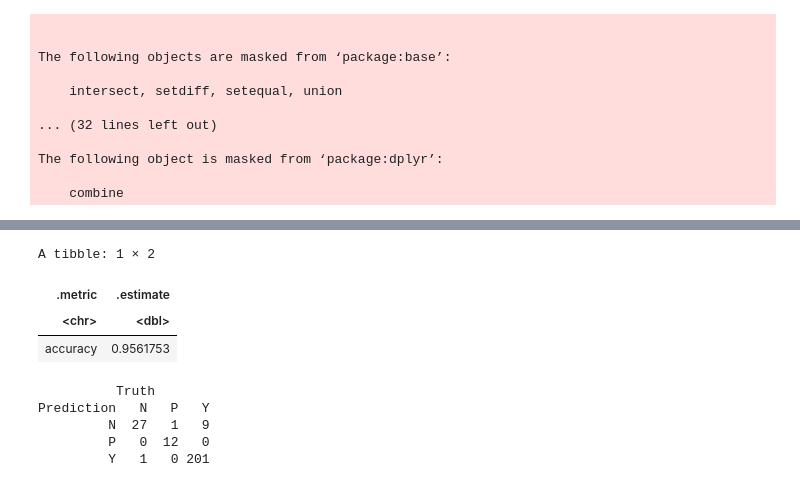
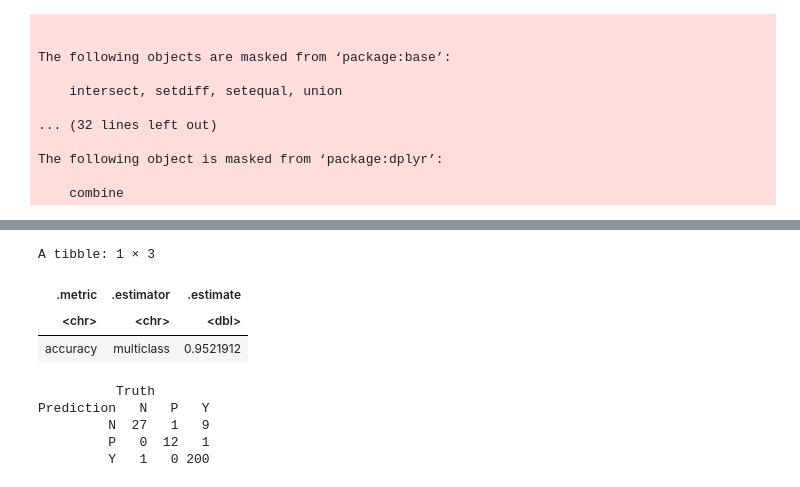
Before and after one commit to sherinay23/group-project-report, a Jupyter notebook: group project report_V1.ipynb, the cells around one changed output, grey strips where cells are left out. Drawn from its saved outputs; the diff is of its cells as text; code cells hidden in the pictures.

```diff
--- a/group project report_V1.ipynb
+++ b/group project report_V1.ipynb
@@ -63,5 +276,6 @@ data_test <- testing(data_split)
 # %%
-data_recipe <- recipe(CLASS ~ BMI + HbA1c, data = data_train) |>
-    step_scale(all_predictors()) |>
-    step_center(all_predictors())
+# Creating recipe with our chosen predictor variables
+diabetes_recipe <- recipe(CLASS ~ BMI + HbA1c, data = diabetes_train) |>
+                    step_scale(all_predictors()) |>
+                    step_center(all_predictors())
 # %%
@@ -92,4 +350,5 @@ accuracy_versus_k
 # %%
-knn_best_spec <- nearest_neighbor(weight_func = "rectangular", neighbors = 9) |>
-  set_engine("kknn") |>
-  set_mode("classification")
+knn_best_spec <- nearest_neighbor(weight_func = "rectangular", neighbors = 12) |>
+                    set_engine("kknn") |>
+                    set_mode("classification")
+knn_best_spec
@@ -96,5 +363,6 @@ knn_best_spec <- nearest_neighbor(weight_func = "rectangular", neighbors = 9) |>
 # %%
 best_fit <- workflow() |>
-  add_recipe(data_recipe) |>
-  add_model(knn_best_spec) |>
-  fit(data = data_train)
+                add_recipe(diabetes_recipe) |>
+                add_model(knn_best_spec) |>
+                fit(data = diabetes_train)
+best_fit
@@ -101,3 +389,4 @@ best_fit <- workflow() |>
 # %%
-data_predictions <- predict(best_fit, data_test) |>
-    bind_cols(data_test)
+diabetes_test_predictions <- predict(best_fit, diabetes_test) |>
+                                bind_cols(diabetes_test)
+diabetes_test_predictions
@@ -104,24 +413,23 @@ data_predictions <- predict(best_fit, data_test) |>
 # %%
-data_acc <- data_predictions |>
-    metrics(truth = CLASS, estimate = .pred_class) |>
-    select(.metric, .estimate)|>
-    head(1)
-data_acc
+diabetes_accuracy <- diabetes_test_predictions |>
+                        metrics(truth = CLASS, estimate = .pred_class) |>
+                        filter(.metric == "accuracy")
+diabetes_accuracy
 # %% [output]
-A tibble: 1 × 2
+A tibble: 1 × 3
-| .metric | .estimate |
-| <chr> | <dbl> |
-| accuracy | 0.9561753 |
+| .metric | .estimator | .estimate |
+| <chr> | <chr> | <dbl> |
+| accuracy | multiclass | 0.9521912 |
 # %%
-data_cm <- data_predictions |>
-    conf_mat(truth = CLASS, estimate = .pred_class)
-data_cm
+diabetes_confusion_matrix <- diabetes_test_predictions |>
+                                conf_mat(truth = CLASS, estimate = .pred_class)
+diabetes_confusion_matrix
 # %% [output]
           Truth
 Prediction   N   P   Y
          N  27   1   9
-         P   0  12   0
-         Y   1   0 201
+         P   0  12   1
+         Y   1   0 200
 # %%
 bmi_grid <- seq(min(data$BMI),
                 max(data$BMI),
```
Also changed, not shown: parts of 21 cells of this notebook.
